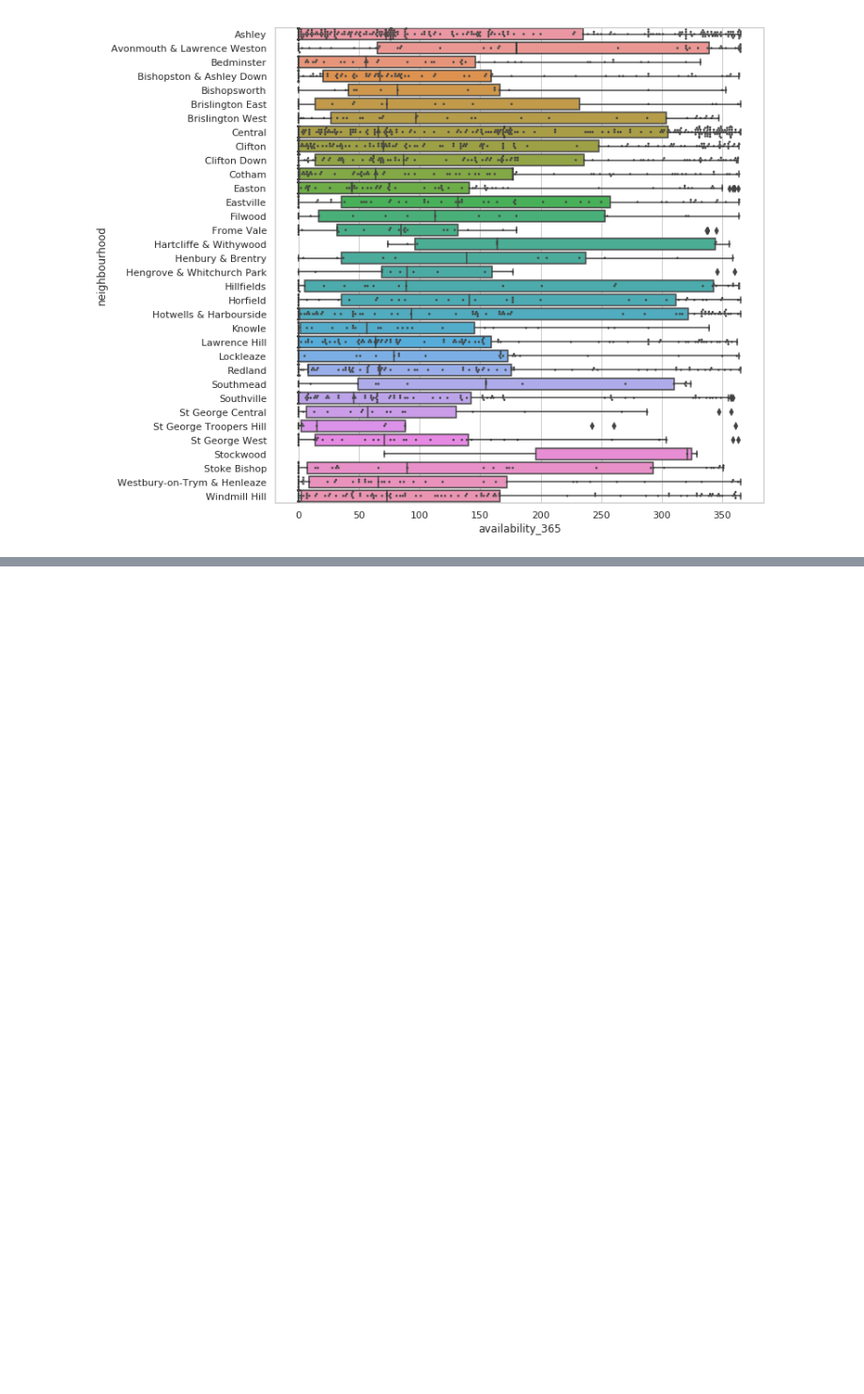
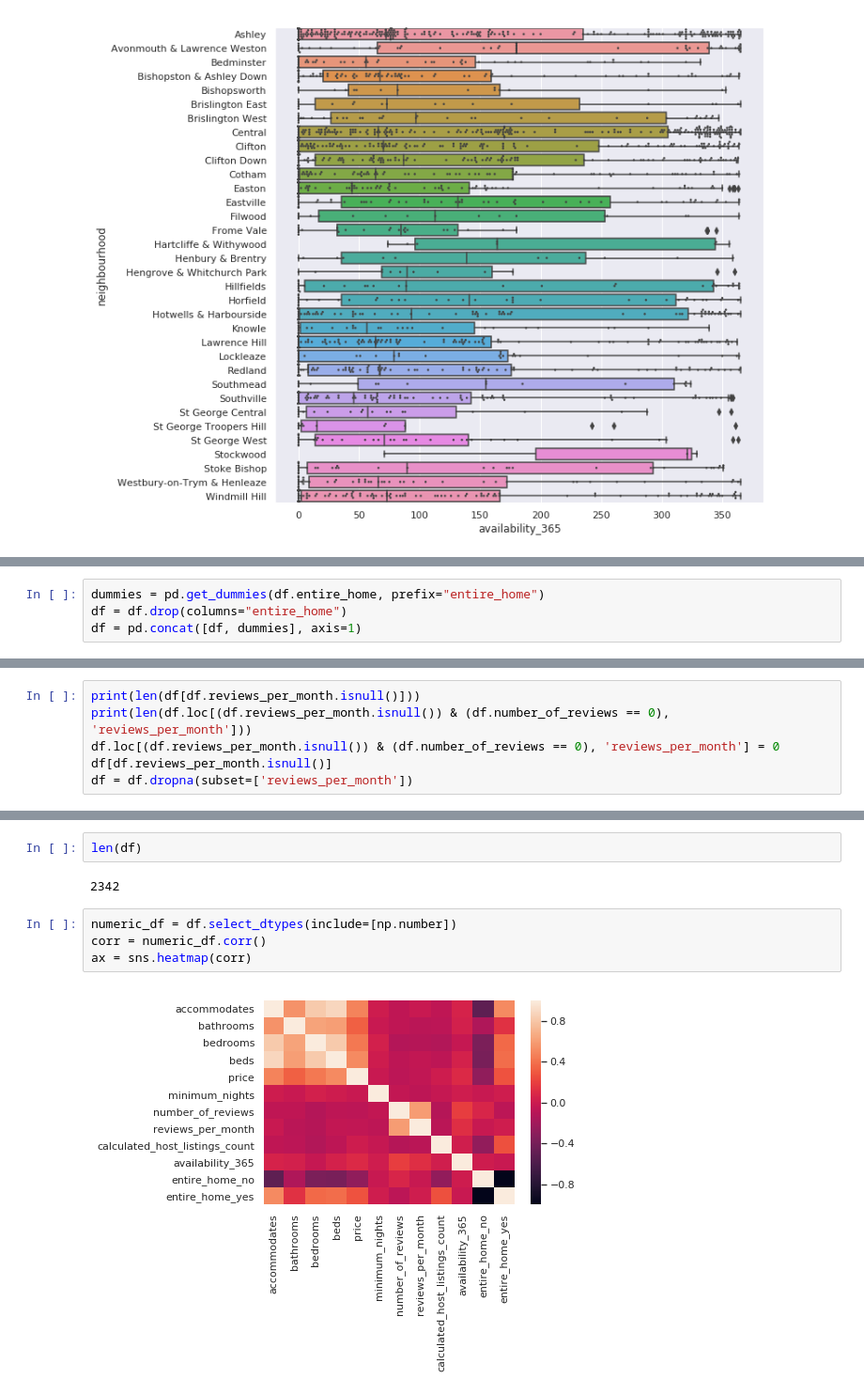
Before and after one commit to dathpo/Airbnb_Property_Type_Prediction_-_Machine_Learning, a Jupyter notebook: main.ipynb, the cells around one changed output, grey strips where cells are left out. Shown at 94% size. Saved outputs shown, nothing was run; the diff lists cells and outputs as text; blank space fills up the shorter version.

```diff
--- a/main.ipynb
+++ b/main.ipynb
@@ -81,2 +116,6 @@ df[df.host_id == 360195]
+# %%
+dummies = pd.get_dummies(df.entire_home, prefix="entire_home")
+df = df.drop(columns="entire_home")
+df = pd.concat([df, dummies], axis=1)
 # %%
 df.accommodates = pd.to_numeric(df.accommodates, errors='coerce', downcast='signed')
@@ -198,0 +162,6 @@ KeyboardInterrupt:
+# %%
+print(len(df[df.reviews_per_month.isnull()]))
+print(len(df.loc[(df.reviews_per_month.isnull()) & (df.number_of_reviews == 0), 'reviews_per_month']))
+df.loc[(df.reviews_per_month.isnull()) & (df.number_of_reviews == 0), 'reviews_per_month'] = 0
+df[df.reviews_per_month.isnull()]
+df = df.dropna(subset=['reviews_per_month'])
@@ -248,2 +194,12 @@ df.drop(columns=['id', 'name', 'host_name'])
+# %%
+len(df)
+# %% [output]
+2342
+# %%
+numeric_df = df.select_dtypes(include=[np.number])
+corr = numeric_df.corr()
+ax = sns.heatmap(corr)
+# %% [output]
+[figure, added]
 # %%
 df.describe()
```
Also changed, not shown: parts of 36 cells of this notebook.
